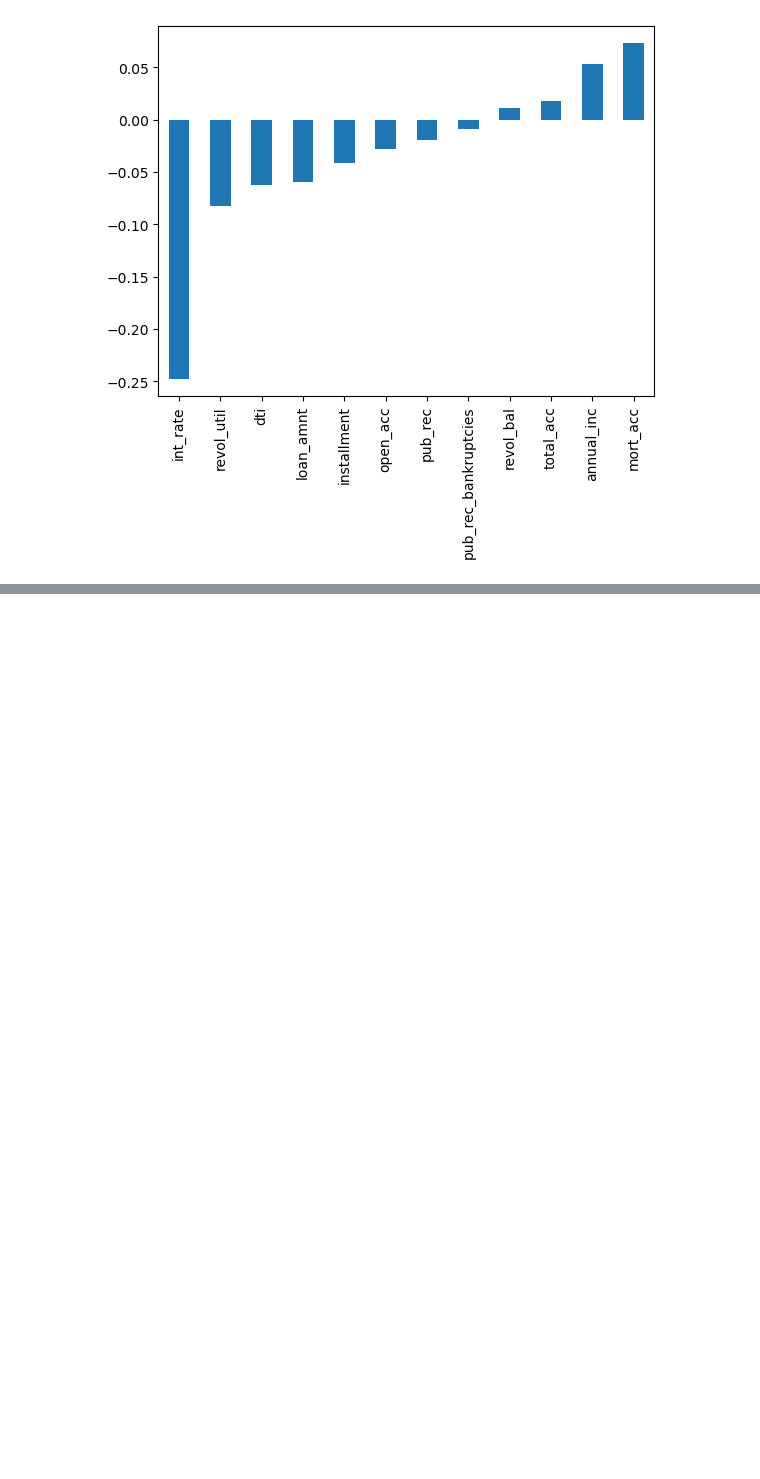
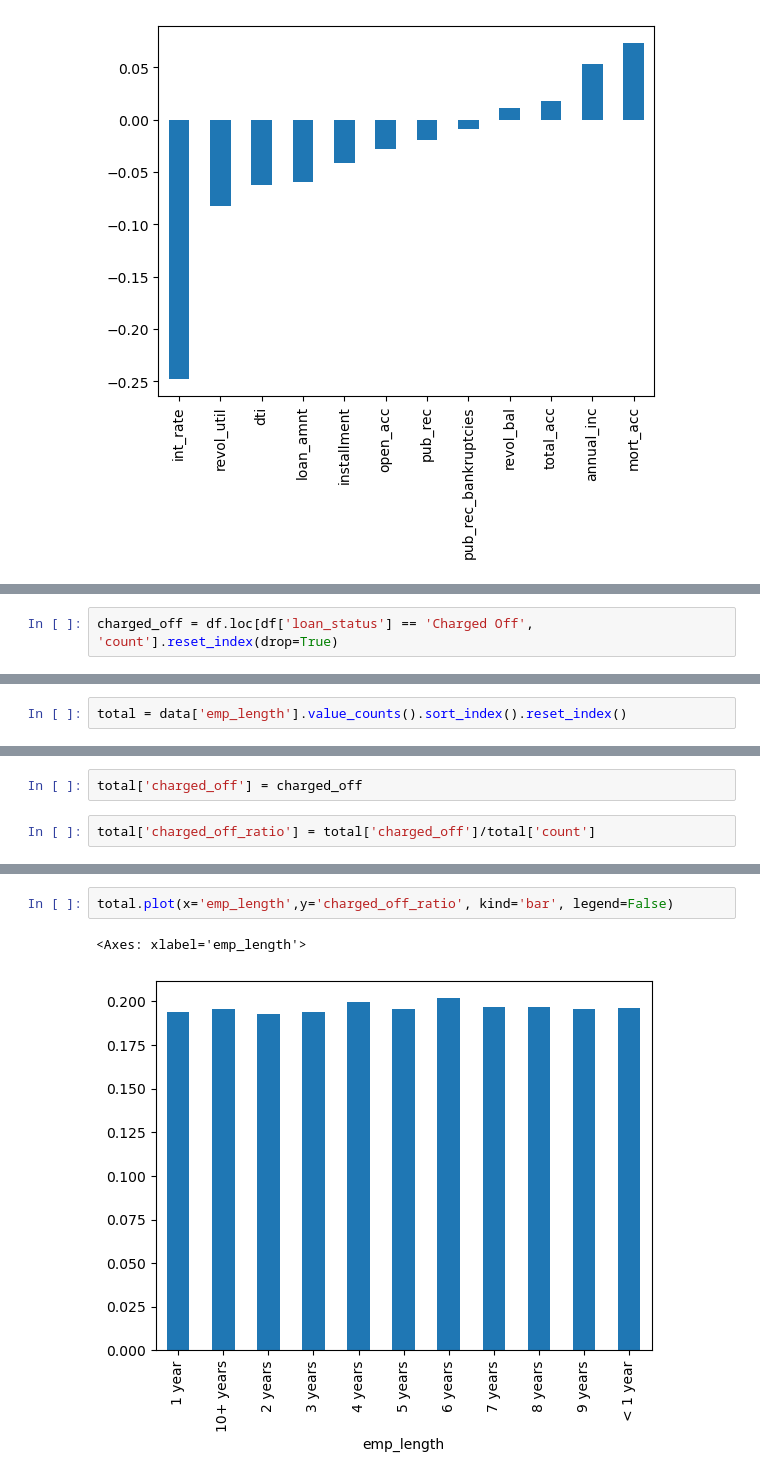
Before and after one commit to anmol438/Keras-Projects, a Jupyter notebook: keras_classification2/keras_classification2.ipynb, the cells around one changed output, grey strips where cells are left out. Saved outputs shown, nothing was run; the diff lists cells and outputs as text; blank space fills up the shorter version.

```diff
--- a/keras_classification2/keras_classification2.ipynb
+++ b/keras_classification2/keras_classification2.ipynb
@@ -261,0 +405,2 @@ data.corr(numeric_only=True)['loan_repaid'].sort_values()[:-1].plot(kind='bar')
+# %%
+charged_off = df.loc[df['loan_status'] == 'Charged Off', 'count'].reset_index(drop=True)
@@ -261,0 +422,2 @@ data.corr(numeric_only=True)['loan_repaid'].sort_values()[:-1].plot(kind='bar')
+# %%
+total = data['emp_length'].value_counts().sort_index().reset_index()
@@ -261,0 +439,4 @@ data.corr(numeric_only=True)['loan_repaid'].sort_values()[:-1].plot(kind='bar')
+# %%
+total['charged_off'] = charged_off
+# %%
+total['charged_off_ratio'] = total['charged_off']/total['count']
@@ -261,0 +458,5 @@ data.corr(numeric_only=True)['loan_repaid'].sort_values()[:-1].plot(kind='bar')
+# %%
+total.plot(x='emp_length',y='charged_off_ratio', kind='bar', legend=False)
+# %% [output]
+<Axes: xlabel='emp_length'>
+[figure, added]
```
Also changed, not shown: parts of 17 cells of this notebook.
